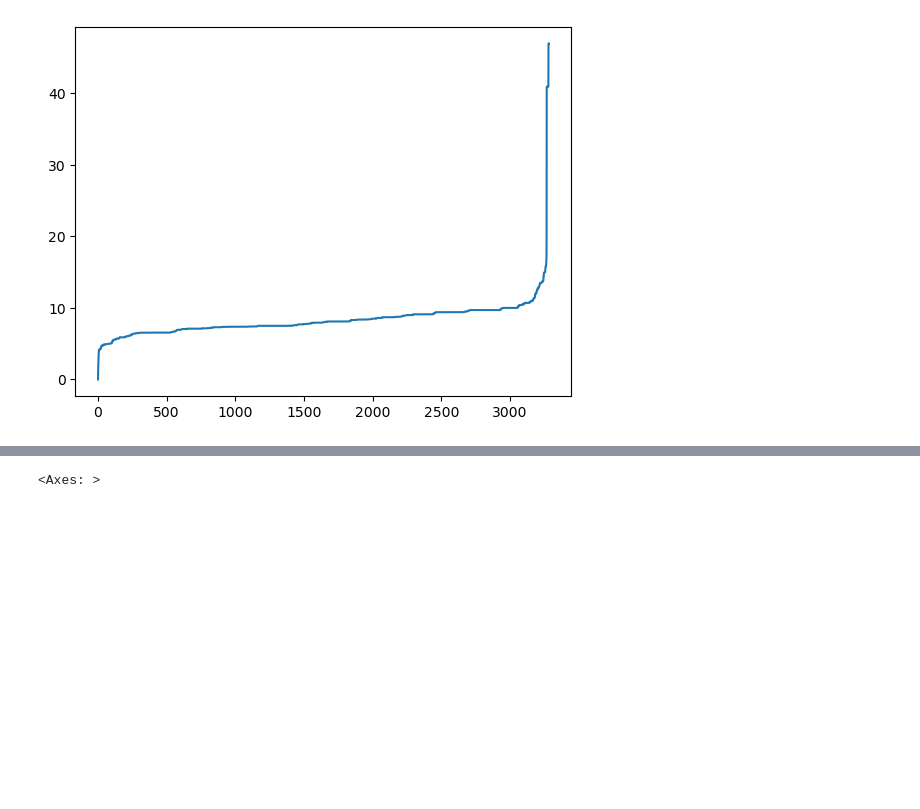
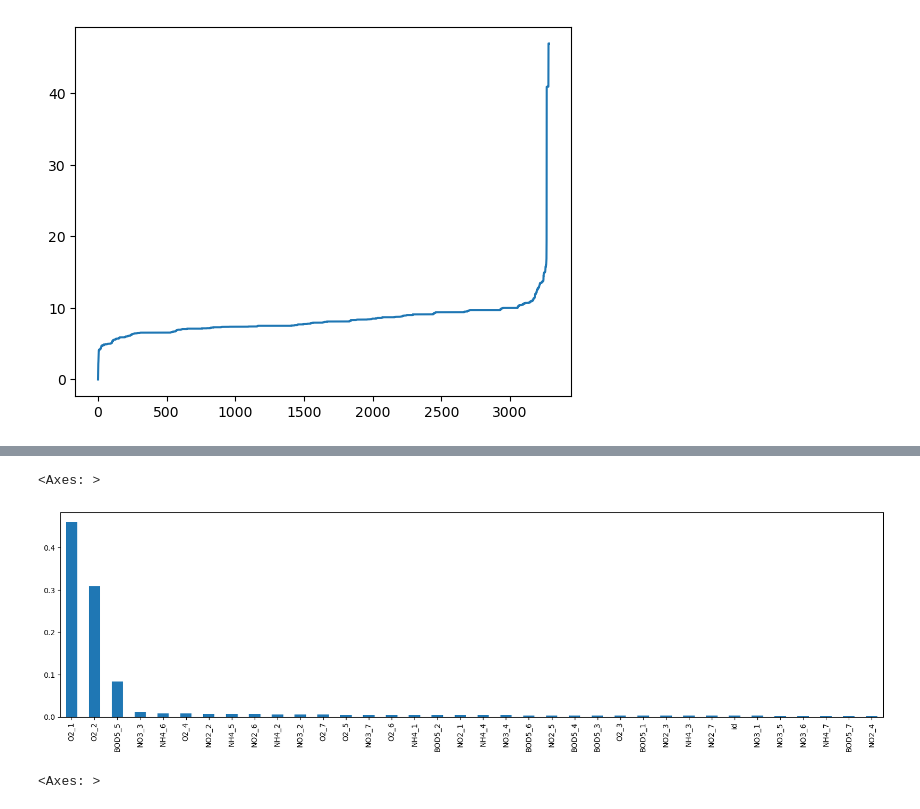
Before and after one commit to LazyDart/KaggleS3E21, a Jupyter notebook: data_creation.ipynb, the cells around one changed output, grey strips where cells are left out. Drawn from its saved outputs; the diff is of its cells as text; code cells hidden in the pictures; blank space fills up the shorter version.

```diff
--- a/data_creation.ipynb
+++ b/data_creation.ipynb
@@ -96,3 +183,8 @@ RMSE:  1.0631433051307888
+# %%
+pd.Series(rf.feature_importances_, index=X_train.columns).sort_values(ascending=False).plot(kind="bar", figsize=(20, 5))
+# %% [output]
+<Axes: >
+[figure, added]
 # %%
 pd.DataFrame(model.feature_importances_, index=df.drop("target", axis=1).columns, columns=["Importance"]).sort_values(by="Importance", ascending=False).plot(kind="bar", figsize=(5, 5))
 # %% [output]
```
Also changed, not shown: parts of 31 cells of this notebook, 1 other file.
